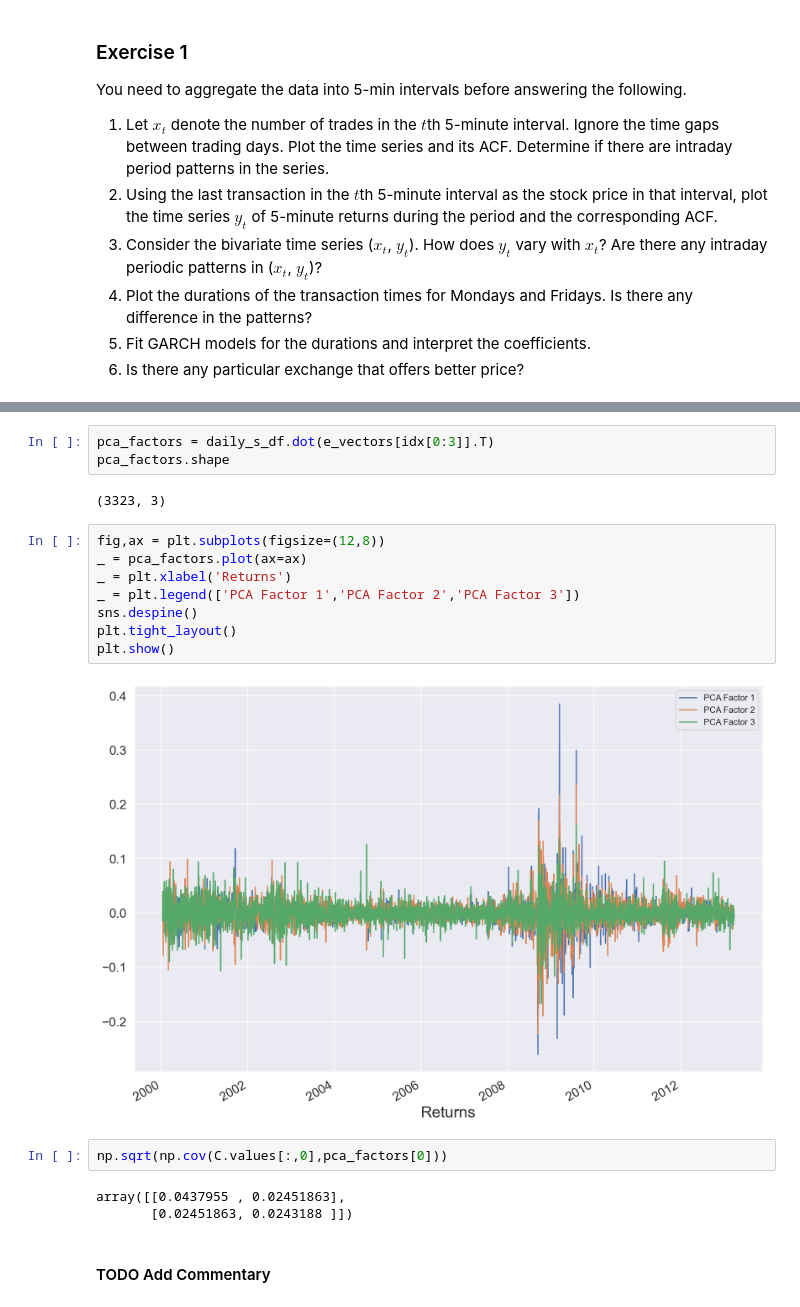
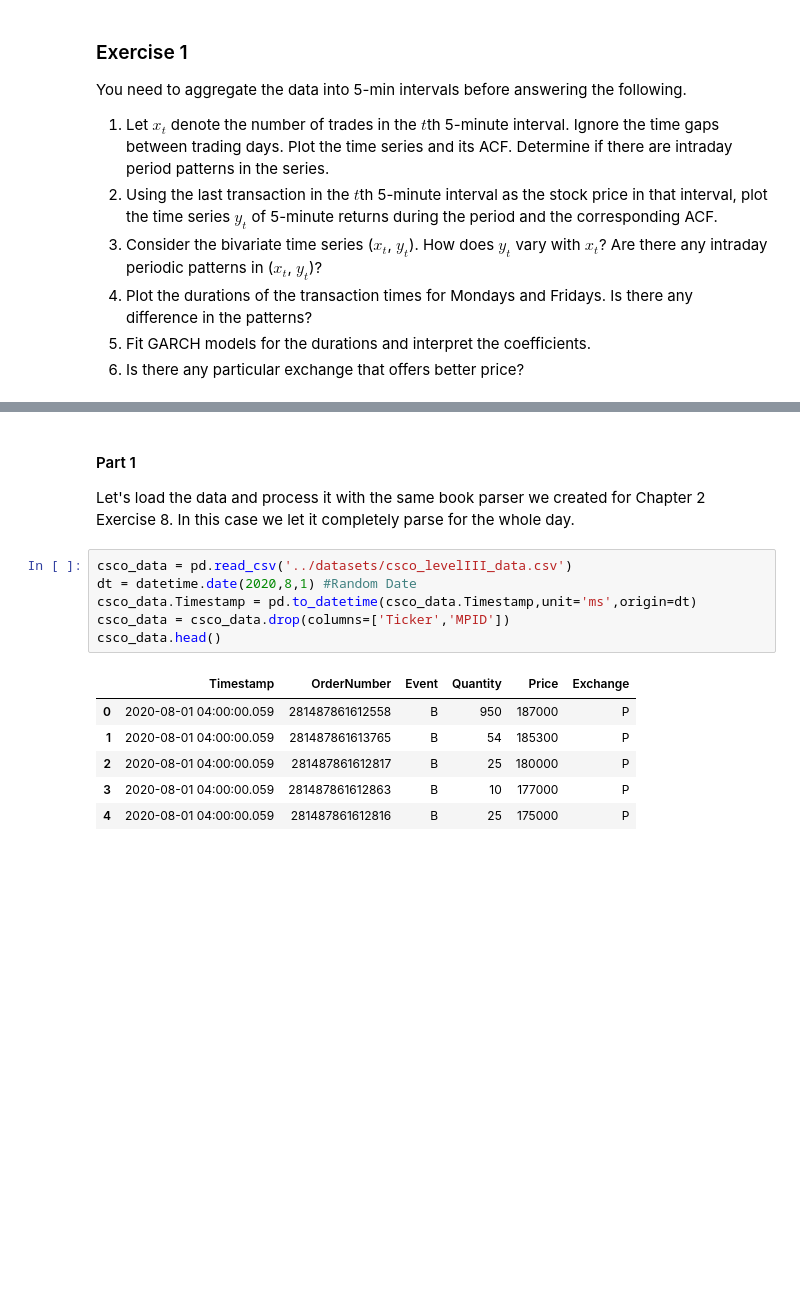
Before and after one commit to NehrenD/algo_trading_and_quant_strategies, a Jupyter notebook: exercises/chapter4_solutions.ipynb, the cells around one changed output, grey strips where cells are left out. Drawn from its saved outputs; the diff is of its cells as text; blank space fills up the shorter version.

```diff
--- a/exercises/chapter4_solutions.ipynb
+++ b/exercises/chapter4_solutions.ipynb
@@ -402,22 +39,17 @@ The eigen vectors represent the **Factor Loadings** for each of the principal fa
-# %%
-pca_factors = daily_s_df.dot(e_vectors[idx[0:3]].T)
-pca_factors.shape
-# %% [output]
-(3323, 3)
-# %%
-fig,ax = plt.subplots(figsize=(12,8))
-_ = pca_factors.plot(ax=ax)
-_ = plt.xlabel('Returns')
-_ = plt.legend(['PCA Factor 1','PCA Factor 2','PCA Factor 3'])
-sns.despine()
-plt.tight_layout()
-plt.show()
-# %% [output]
-[figure, removed]
-# %%
-np.sqrt(np.cov(C.values[:,0],pca_factors[0]))
-# %% [output]
-array([[0.0437955 , 0.02451863],
-       [0.02451863, 0.0243188 ]])
-# %% [markdown]
-#### TODO Add Commentary
+# %% [markdown]
+#### Part 1
+
+Let's load the data and process it with the same book parser we created for Chapter 2 Exercise 8. In this case we let it completely parse for the whole day.
+# %%
+csco_data = pd.read_csv('../datasets/csco_levelIII_data.csv')
+dt = datetime.date(2020,8,1) #Random Date
+csco_data.Timestamp = pd.to_datetime(csco_data.Timestamp,unit='ms',origin=dt)
+csco_data = csco_data.drop(columns=['Ticker','MPID'])
+csco_data.head()
+# %% [output]
+|  | Timestamp | OrderNumber | Event | Quantity | Price | Exchange |
+| 0 | 2020-08-01 04:00:00.059 | 281487861612558 | B | 950 | 187000 | P |
+| 1 | 2020-08-01 04:00:00.059 | 281487861613765 | B | 54 | 185300 | P |
+| 2 | 2020-08-01 04:00:00.059 | 281487861612817 | B | 25 | 180000 | P |
+| 3 | 2020-08-01 04:00:00.059 | 281487861612863 | B | 10 | 177000 | P |
+| 4 | 2020-08-01 04:00:00.059 | 281487861612816 | B | 25 | 175000 | P |
```
Also changed, not shown: parts of 60 cells of this notebook, 1 other file.
